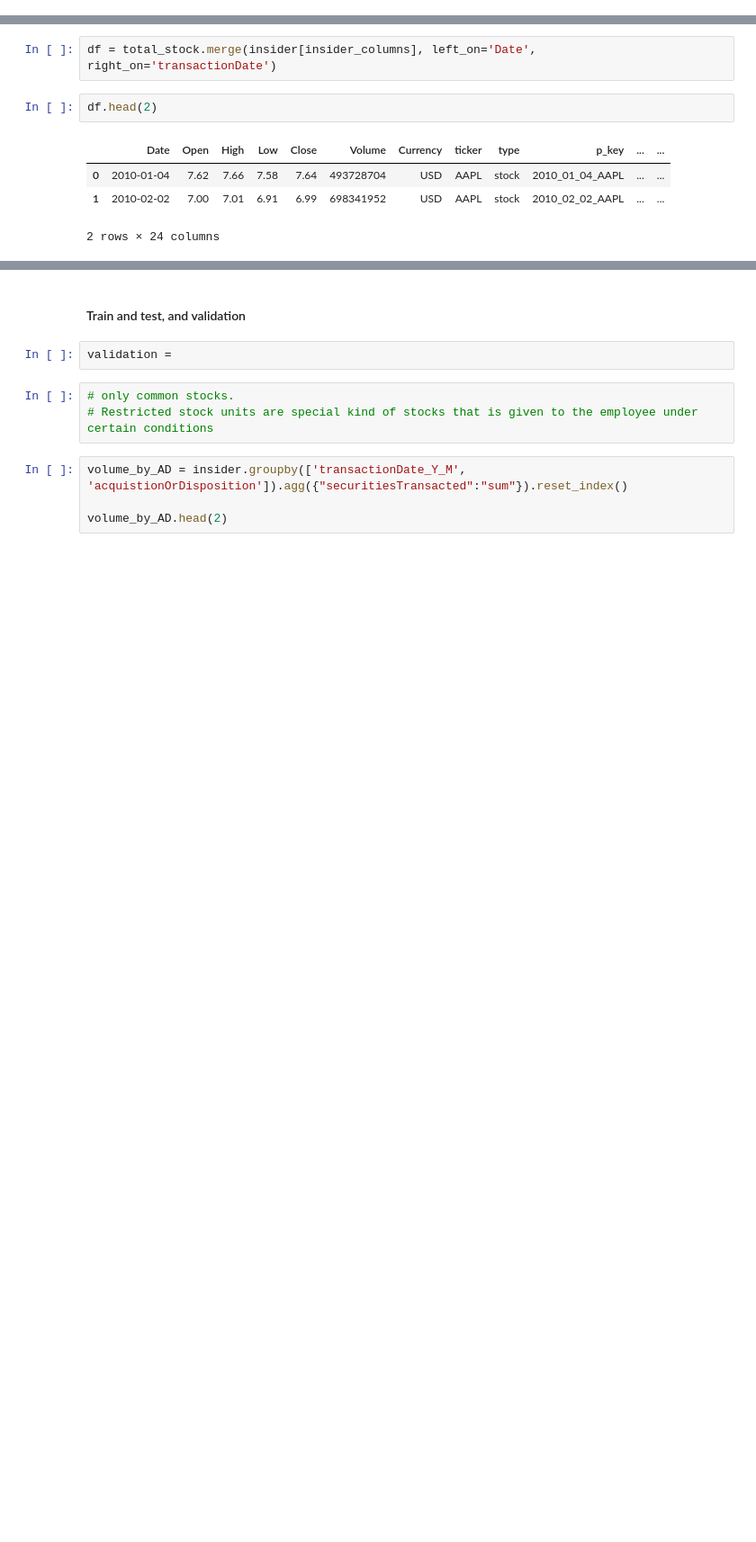
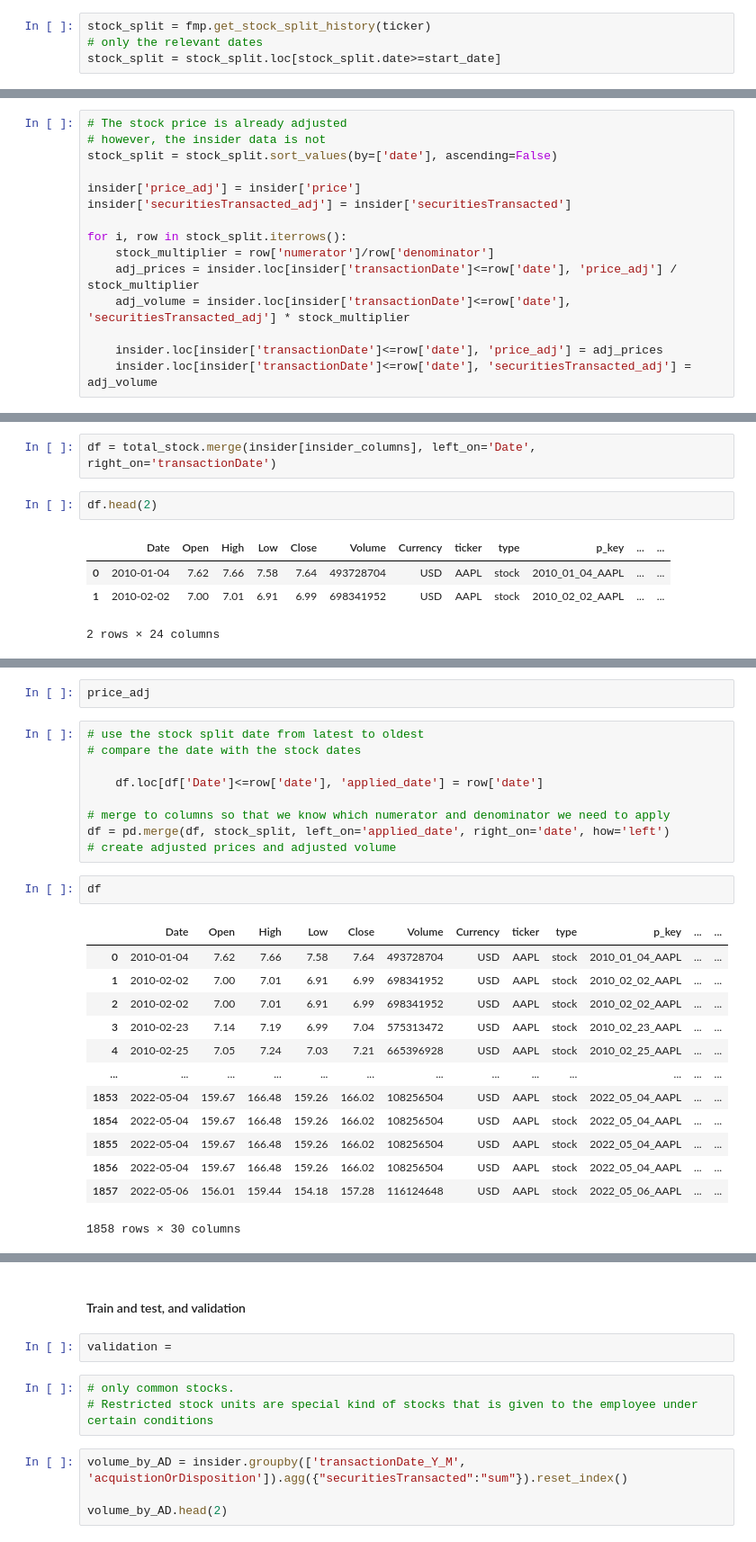
Before and after one commit to hooman34/platform, a Jupyter notebook: notebooks/99_insider_trading_analysis.ipynb, the cells around one changed output, grey strips where cells are left out. Shown at 90% size. Drawn from its saved outputs; the diff is of its cells as text; blank space fills up the shorter version.

```diff
--- a/notebooks/99_insider_trading_analysis.ipynb
+++ b/notebooks/99_insider_trading_analysis.ipynb
@@ -58,0 +62,4 @@ insider.tail(2)
+# %%
+stock_split = fmp.get_stock_split_history(ticker)
+# only the relevant dates
+stock_split = stock_split.loc[stock_split.date>=start_date]
@@ -59,3 +74,18 @@ insider.tail(2)
+# %%
+# The stock price is already adjusted
+# however, the insider data is not
+stock_split = stock_split.sort_values(by=['date'], ascending=False)
+
+insider['price_adj'] = insider['price']
+insider['securitiesTransacted_adj'] = insider['securitiesTransacted']
+
+for i, row in stock_split.iterrows():
+    stock_multiplier = row['numerator']/row['denominator']
+    adj_prices = insider.loc[insider['transactionDate']<=row['date'], 'price_adj'] / stock_multiplier
+    adj_volume = insider.loc[insider['transactionDate']<=row['date'], 'securitiesTransacted_adj'] * stock_multiplier
+
+    insider.loc[insider['transactionDate']<=row['date'], 'price_adj'] = adj_prices
+    insider.loc[insider['transactionDate']<=row['date'], 'securitiesTransacted_adj'] = adj_volume
 # %% [markdown]
 #### Create master dataset
 # %%
@@ -85,0 +359,27 @@ stock_split.head(2)
+# %%
+price_adj
+# %%
+# use the stock split date from latest to oldest
+# compare the date with the stock dates
+
+    df.loc[df['Date']<=row['date'], 'applied_date'] = row['date']
+
+# merge to columns so that we know which numerator and denominator we need to apply
+df = pd.merge(df, stock_split, left_on='applied_date', right_on='date', how='left')
+# create adjusted prices and adjusted volume
+# %%
+df
+# %% [output]
+|  | Date | Open | High | Low | Close | Volume | Currency | ticker | type | p_key | ... | ... |
+| 0 | 2010-01-04 | 7.62 | 7.66 | 7.58 | 7.64 | 493728704 | USD | AAPL | stock | 2010_01_04_AAPL | ... | ... |
+| 1 | 2010-02-02 | 7.00 | 7.01 | 6.91 | 6.99 | 698341952 | USD | AAPL | stock | 2010_02_02_AAPL | ... | ... |
+| 2 | 2010-02-02 | 7.00 | 7.01 | 6.91 | 6.99 | 698341952 | USD | AAPL | stock | 2010_02_02_AAPL | ... | ... |
+| 3 | 2010-02-23 | 7.14 | 7.19 | 6.99 | 7.04 | 575313472 | USD | AAPL | stock | 2010_02_23_AAPL | ... | ... |
+| 4 | 2010-02-25 | 7.05 | 7.24 | 7.03 | 7.21 | 665396928 | USD | AAPL | stock | 2010_02_25_AAPL | ... | ... |
+| ... | ... | ... | ... | ... | ... | ... | ... | ... | ... | ... | ... | ... |
+| 1853 | 2022-05-04 | 159.67 | 166.48 | 159.26 | 166.02 | 108256504 | USD | AAPL | stock | 2022_05_04_AAPL | ... | ... |
+| 1854 | 2022-05-04 | 159.67 | 166.48 | 159.26 | 166.02 | 108256504 | USD | AAPL | stock | 2022_05_04_AAPL | ... | ... |
+| 1855 | 2022-05-04 | 159.67 | 166.48 | 159.26 | 166.02 | 108256504 | USD | AAPL | stock | 2022_05_04_AAPL | ... | ... |
+| 1856 | 2022-05-04 | 159.67 | 166.48 | 159.26 | 166.02 | 108256504 | USD | AAPL | stock | 2022_05_04_AAPL | ... | ... |
+| 1857 | 2022-05-06 | 156.01 | 159.44 | 154.18 | 157.28 | 116124648 | USD | AAPL | stock | 2022_05_06_AAPL | ... | ... |
+1858 rows × 30 columns
```
Also changed, not shown: parts of 37 cells of this notebook, 1 other file.
